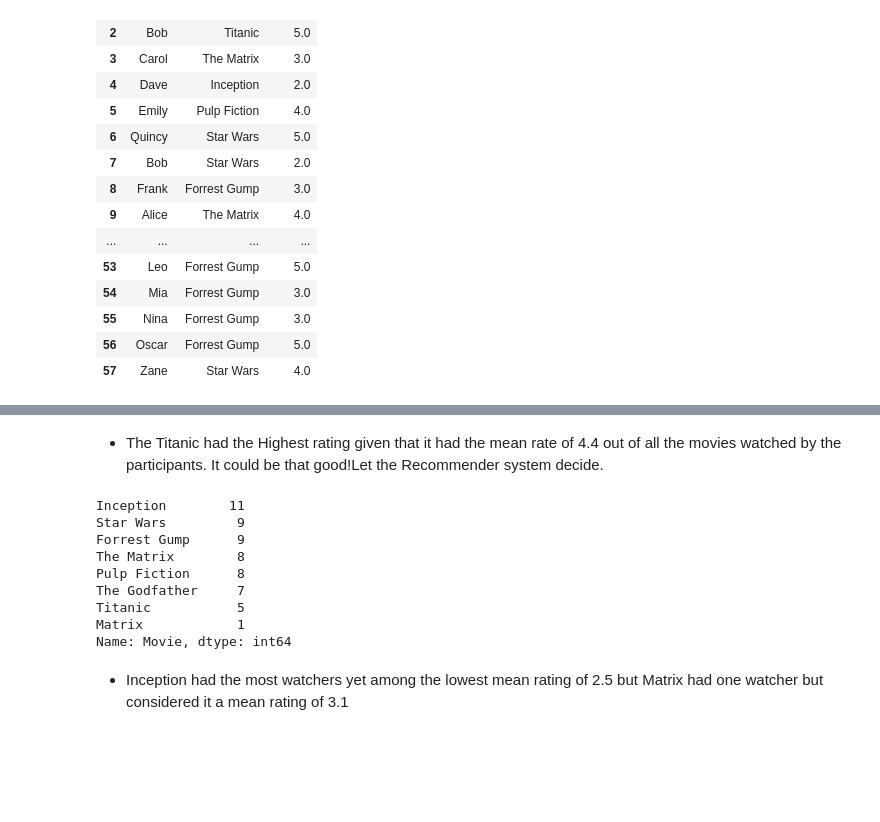
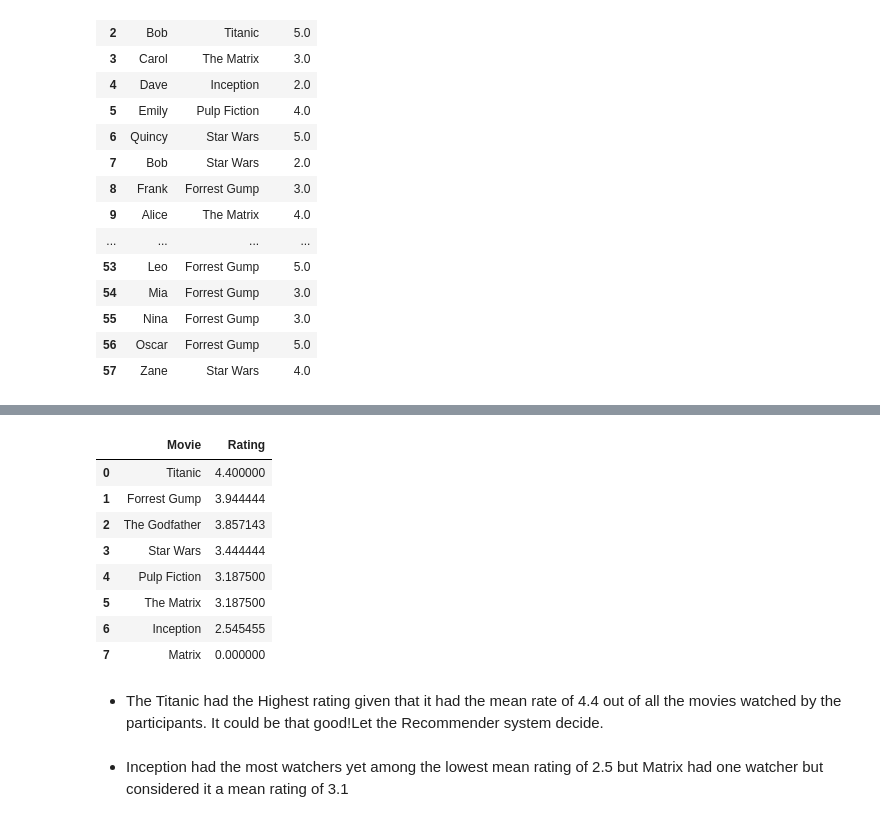
Before and after one commit to Winfry/Recommendation, a Jupyter notebook: recommendation.ipynb, the cells around one changed output, grey strips where cells are left out. Saved outputs shown, nothing was run; the diff lists cells and outputs as text; code cells hidden in the pictures; blank space fills up the shorter version.

```diff
--- a/recommendation.ipynb
+++ b/recommendation.ipynb
@@ -123,16 +121,19 @@ Name: Rating, dtype: float64
+# %%
+#Computes the most popular movie by the mean of the rating
+
+movie_mean = data.groupby('Movie')['Rating'].mean().sort_values(ascending=False).reset_index()
+movie_mean.head(10)
+# %% [output]
+|  | Movie | Rating |
+| 0 | Titanic | 4.400000 |
+| 1 | Forrest Gump | 3.944444 |
+| 2 | The Godfather | 3.857143 |
+| 3 | Star Wars | 3.444444 |
+| 4 | Pulp Fiction | 3.187500 |
+| 5 | The Matrix | 3.187500 |
+| 6 | Inception | 2.545455 |
+| 7 | Matrix | 0.000000 |
 # %% [markdown]
 - The Titanic had the Highest rating given that it had the mean rate of 4.4 out of all the movies watched by the participants. It could be that good!Let the Recommender system decide.
-# %%
-data['Movie'].value_counts()
-# %% [output]
-Inception        11
-Star Wars         9
-Forrest Gump      9
-The Matrix        8
-Pulp Fiction      8
-The Godfather     7
-Titanic           5
-Matrix            1
-Name: Movie, dtype: int64
 # %% [markdown]
 - Inception had the most watchers yet among the lowest mean rating of 2.5 but Matrix had one watcher but considered it a mean rating of 3.1
```
Also changed, not shown: parts of 6 cells of this notebook.
